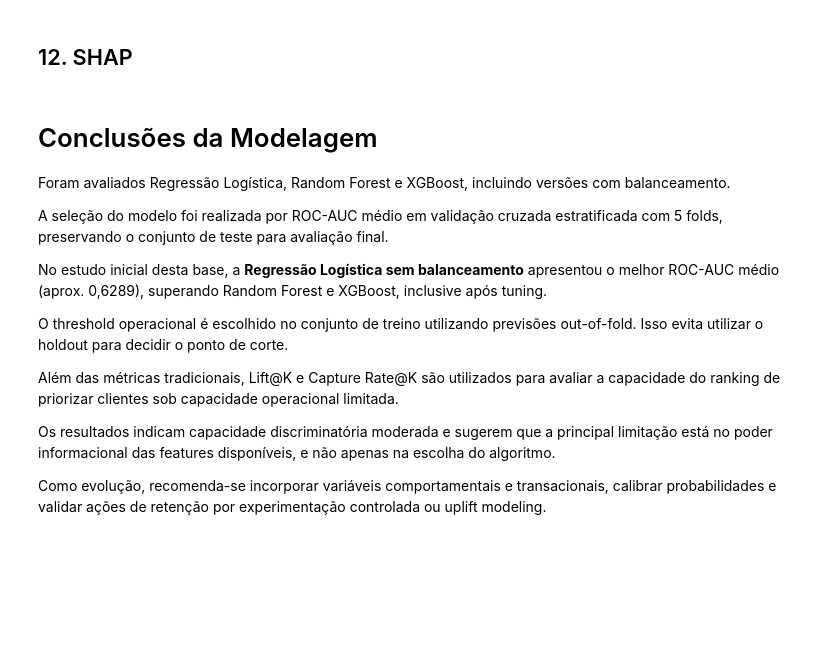
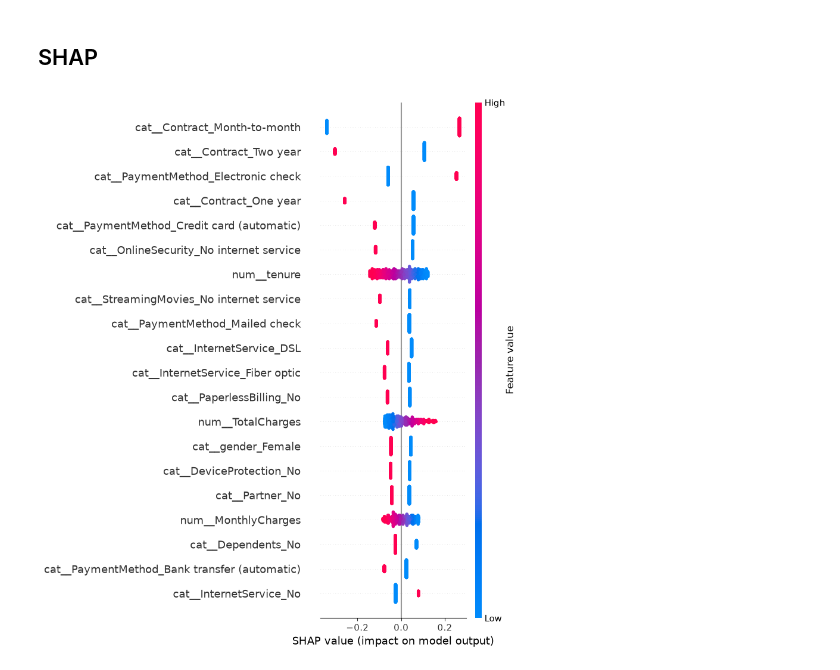
Before and after one commit to szczpanski/Telco-Customer-Churn, a Jupyter notebook: notebooks/Modeling.ipynb, the cells around one changed output. Cells and saved outputs as stored; diff of their text form; code cells hidden in the pictures; blank space fills up the shorter version.

```diff
--- a/notebooks/Modeling.ipynb
+++ b/notebooks/Modeling.ipynb
@@ -233,38 +324,24 @@ ranking_table
 # %% [markdown]
-## 12. SHAP
+## SHAP
 # %%
 prep = champion.named_steps['preprocessor']
 estimator = champion.named_steps['model']
 sample = X_test.sample(min(500, len(X_test)), random_state=RANDOM_STATE)
 Xt = prep.transform(sample)
 if hasattr(Xt, 'toarray'):
     Xt = Xt.toarray()
 feature_names = prep.get_feature_names_out()
 model_class = estimator.__class__.__name__.lower()
 
 if 'xgb' in model_class or 'forest' in model_class:
     explainer = shap.TreeExplainer(estimator)
     shap_values = explainer.shap_values(Xt)
     if isinstance(shap_values, list):
-        shap_values = shap_values[-1]
+        shap_values = shap_vaylues[-1]
 else:
     explainer = shap.LinearExplainer(estimator, Xt)
     shap_values = explainer.shap_values(Xt)
 
 shap.summary_plot(shap_values, Xt, feature_names=feature_names, max_display=20)
+# %% [output]
+[figure, added]
-# %% [markdown]
-# Conclusões da Modelagem
-
-Foram avaliados Regressão Logística, Random Forest e XGBoost, incluindo versões com balanceamento.
-
-A seleção do modelo foi realizada por ROC-AUC médio em validação cruzada estratificada com 5 folds, preservando o conjunto de teste para avaliação final.
-
-No estudo inicial desta base, a **Regressão Logística sem balanceamento** apresentou o melhor ROC-AUC médio (aprox. 0,6289), superando Random Forest e XGBoost, inclusive após tuning.
-
-O threshold operacional é escolhido no conjunto de treino utilizando previsões out-of-fold. Isso evita utilizar o holdout para decidir o ponto de corte.
-
-Além das métricas tradicionais, Lift@K e Capture Rate@K são utilizados para avaliar a capacidade do ranking de priorizar clientes sob capacidade operacional limitada.
-
-Os resultados indicam capacidade discriminatória moderada e sugerem que a principal limitação está no poder informacional das features disponíveis, e não apenas na escolha do algoritmo.
-
-Como evolução, recomenda-se incorporar variáveis comportamentais e transacionais, calibrar probabilidades e validar ações de retenção por experimentação controlada ou uplift modeling.
```
Also changed, not shown: parts of 25 cells of this notebook, 1 other file.
